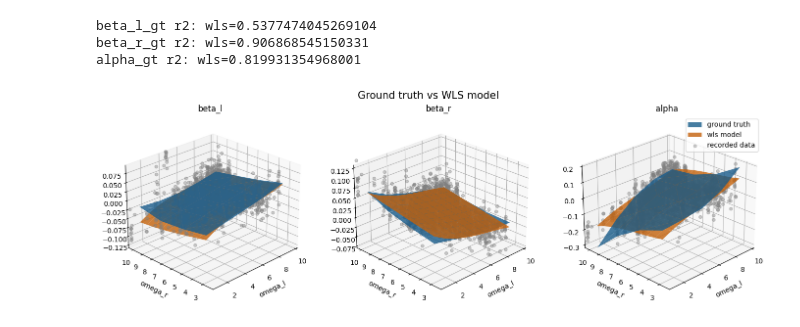
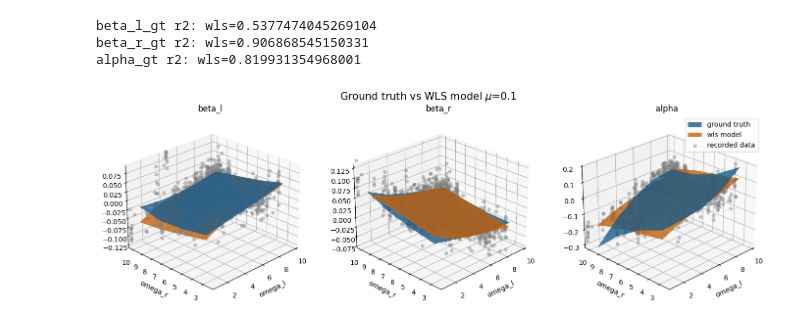
Before and after one commit to jprogrammer13/drp_course_2023, a Jupyter notebook: notebooks/results_plot.ipynb, the cells around one changed output. Saved outputs shown, nothing was run; the diff lists cells and outputs as text; code cells hidden in the pictures.

```diff
--- a/notebooks/results_plot.ipynb
+++ b/notebooks/results_plot.ipynb
@@ -514,7 +505,7 @@ alpha_grid_wls = theta_0_alpha + theta_1_alpha * omega_l_grid + theta_2_alpha *
 # %matplotlib tk
 # %%
 fig = plt.figure(figsize=(17, 5))
-fig.suptitle("Ground truth vs WLS model", fontsize=15)
+fig.suptitle("Ground truth vs WLS model ($\mu$=0.1)", fontsize=15)
 
 # Beta_l residuals
 ax1 = fig.add_subplot(131, projection='3d')
@@ -542,31 +533,31 @@ ax2.set_ylabel("omega_r")
 ax2.set_title("beta_r")
 ax2.view_init(25, 225)
 
 # Adjust the axis limits to zoom in
 ax2.set_xlim(min(omega_l_wls), max(omega_l_wls) * 0.95)
 ax2.set_ylim(min(omega_r_wls), max(omega_r_wls) * 0.95)
 ax2.set_zlim(min(beta_r_wls), max(beta_r_wls) * 0.95)
 
 # Alpha residuals
 ax3 = fig.add_subplot(133, projection='3d')
 ax3.plot_trisurf(omega_l_gt, omega_r_gt, alpha_gt,
                  alpha=0.8, label="ground truth")
 ax3.plot_surface(omega_l_grid, omega_r_grid, alpha_grid_wls,
                  alpha=0.8, label="wls model")
 ax3.scatter(omega_l_wls, omega_r_wls, alpha_wls,
             color="gray", alpha=0.4, label="recorded data")
 ax3.legend()
 ax3.set_xlabel("omega_l")
 ax3.set_ylabel("omega_r")
 ax3.set_title("alpha")
 ax3.view_init(25, 225)
 
 # Adjust the axis limits to zoom in
 ax3.set_xlim(min(omega_l_wls), max(omega_l_wls) * 0.95)
 ax3.set_ylim(min(omega_r_wls), max(omega_r_wls) * 0.95)
 ax3.set_zlim(min(alpha_wls), max(alpha_wls) * 0.95)
 
 plt.savefig(osp.join(data_path, "gt_vs_wls.pdf"), dpi=500, bbox_inches='tight')
 plt.show()
 # %% [output]
-[figure, old version]
+[figure, new version]
```
Also changed, not shown: parts of 8 cells of this notebook, 30 other files.
